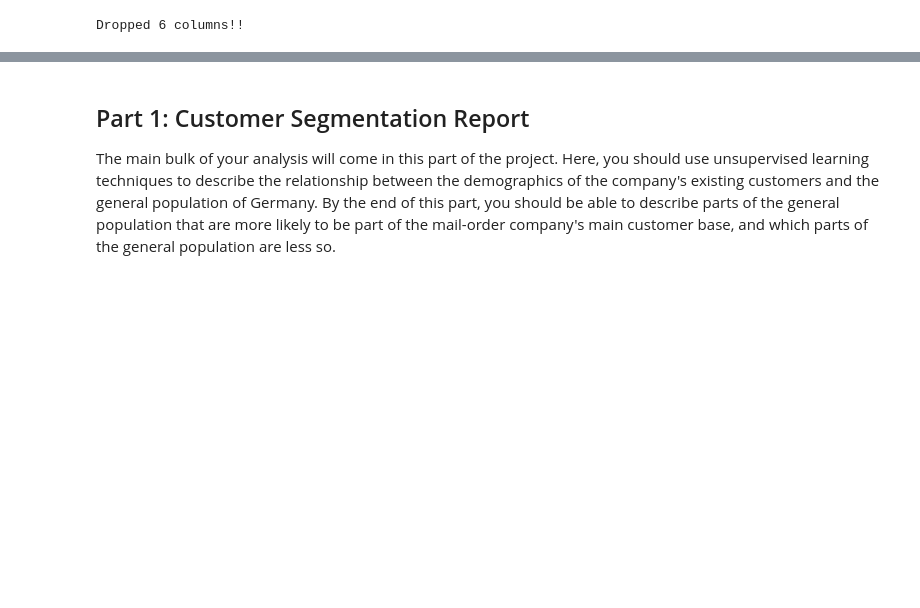
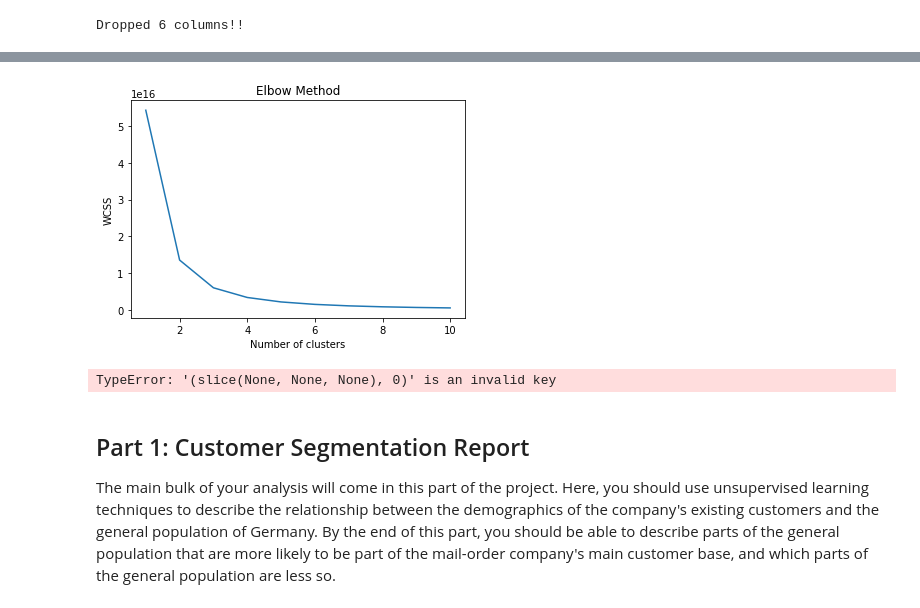
Before and after one commit to pranavkantgaur/udacity-mlnd-arvato-customer-segmentation, a Jupyter notebook: Arvato Project Workbook.ipynb, the cells around one changed output, grey strips where cells are left out. Cells and saved outputs as stored; diff of their text form; code cells hidden in the pictures; blank space fills up the shorter version.

```diff
--- a/Arvato Project Workbook.ipynb
+++ b/Arvato Project Workbook.ipynb
@@ -132,0 +233,25 @@ TypeError: 'numpy.bool_' object is not callable
+# %%
+# elbow method
+
+wcss = []
+for i in range(1, 11):
+    kmeans = KMeans(n_clusters=i, init='k-means++', max_iter=300, n_init=10, random_state=0)
+    kmeans.fit(azdias_pca)
+    wcss.append(kmeans.inertia_)
+plt.plot(range(1, 11), wcss)
+plt.title('Elbow Method')
+plt.xlabel('Number of clusters')
+plt.ylabel('WCSS')
+plt.show()
+# %% [output]
+[figure, added]
+# %%
+# select the optimal cluster based on elbow method plot above
+# we will take 3
+kmeans = KMeans(n_clusters=3, init='k-means++', max_iter=300, n_init=10, random_state=0)
+pred_y = kmeans.fit_predict(azdias_pca)
+plt.scatter(azdias_pca[:,0], azdias_pca[:,1])
+plt.scatter(kmeans.cluster_centers_[:, 0], kmeans.cluster_centers_[:, 1], s=300, c='red')
+plt.show()
+# %% [output]
+TypeError: '(slice(None, None, None), 0)' is an invalid key
```
Also changed, not shown: parts of 16 cells of this notebook.
